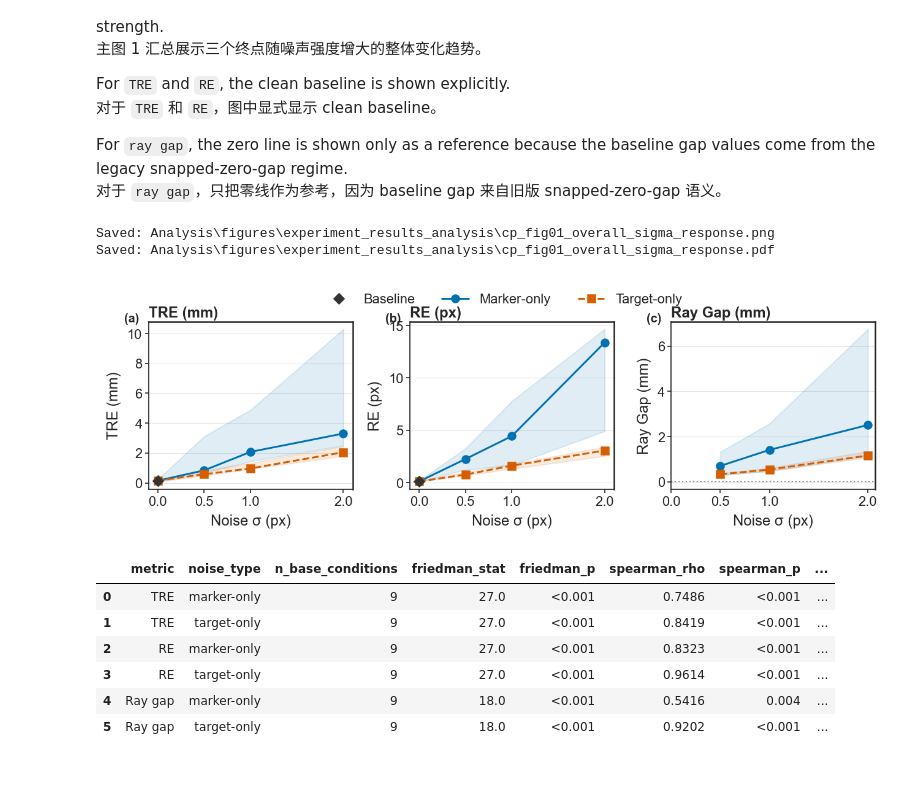
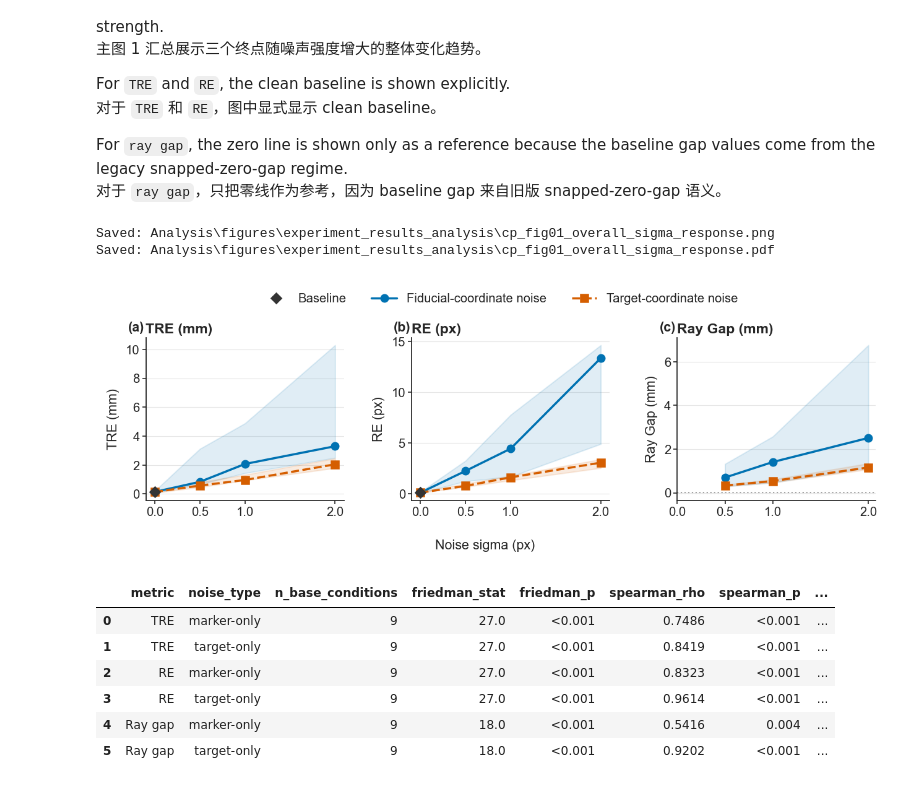
Before and after one commit to CodingHHW/Biplane, a Jupyter notebook: Analysis/experiment_results_analysis.ipynb, the cells around one changed output. Drawn from its saved outputs; the diff is of its cells as text; code cells hidden in the pictures.

Commit message:
Update TMI manuscript figures
Refresh experiment-analysis figures with TMI-oriented typography and layout. Regenerate schematic figures and compiled Chinese and English manuscript PDFs.

```diff
--- a/Analysis/experiment_results_analysis.ipynb
+++ b/Analysis/experiment_results_analysis.ipynb
@@ -61,26 +61,26 @@ from scipy import stats
 warnings.filterwarnings("ignore")
 
 # TMI / IEEE-oriented style
+sns.set_theme(style="ticks", context="paper")
 mpl.rcParams.update({
     "figure.dpi": 180,
     "savefig.dpi": 600,
     "font.family": "Arial",
-    "font.size": 7.2,
-    "axes.titlesize": 8.0,
-    "axes.labelsize": 7.2,
+    "font.size": 8.6,
+    "axes.titlesize": 9.2,
+    "axes.labelsize": 8.6,
     "axes.linewidth": 0.7,
     "axes.spines.top": False,
     "axes.spines.right": False,
-    "xtick.labelsize": 6.6,
-    "ytick.labelsize": 6.6,
-    "legend.fontsize": 6.6,
-    "legend.title_fontsize": 6.6,
+    "xtick.labelsize": 8.1,
+    "ytick.labelsize": 8.1,
+    "legend.fontsize": 8.1,
+    "legend.title_fontsize": 8.1,
     "lines.linewidth": 1.4,
-    "lines.markersize": 4.2,
+    "lines.markersize": 4.6,
     "pdf.fonttype": 42,
     "ps.fonttype": 42,
 })
-sns.set_theme(style="ticks", context="paper")
 
 SIGMA_ORDER = [0.0, 0.5, 1.0, 2.0]
 NOISE_LINE_ORDER = ["marker-only", "target-only"]
@@ -89,8 +89,8 @@ DISTANCE_ORDER = ["Near", "Mid", "Far"]
 
 NOISE_LABELS = {
     "baseline": "Baseline",
-    "marker-only": "Marker-only",
-    "target-only": "Target-only",
+    "marker-only": "Fiducial-coordinate noise",
+    "target-only": "Target-coordinate noise",
 }
 NOISE_COLORS = {
     "baseline": "#333333",
@@ -170,7 +170,7 @@ def save_fig(fig, stem: str):
 
 
 def panel_tag(ax, tag: str):
-    ax.text(-0.12, 1.05, f"({tag})", transform=ax.transAxes, fontsize=8.0, fontweight="bold", va="top")
+    ax.text(-0.09, 1.10, f"({tag})", transform=ax.transAxes, fontsize=8.6, fontweight="bold", va="top")
 
 
 def polish_axis(ax, grid_axis="y"):
@@ -568,8 +760,8 @@ For `TRE` and `RE`, the clean baseline is shown explicitly.
 For `ray gap`, the zero line is shown only as a reference because the baseline gap values come from the legacy snapped-zero-gap regime.
 对于 `ray gap`，只把零线作为参考，因为 baseline gap 来自旧版 snapped-zero-gap 语义。
 # %%
-fig, axes = plt.subplots(1, 3, figsize=(TWO_COL, 2.45))
-fig.subplots_adjust(left=0.07, right=0.99, bottom=0.22, top=0.84, wspace=0.28)
+fig, axes = plt.subplots(1, 3, figsize=(TWO_COL, 2.65))
+fig.subplots_adjust(left=0.075, right=0.99, bottom=0.25, top=0.80, wspace=0.34)
 
 overall_lookup = {
     "tre": overall_tre_plot,
@@ -599,37 +791,38 @@ for ax, key, tag in zip(axes, ["tre", "re", "gap"], panel_letters):
             yerr=[[baseline_sub["center"] - baseline_sub["q1"]], [baseline_sub["q3"] - baseline_sub["center"]]],
             fmt=NOISE_MARKERS["baseline"], color=NOISE_COLORS["baseline"], capsize=2.2,
             linewidth=1.0, label=NOISE_LABELS["baseline"],
         )
         for noise in NOISE_LINE_ORDER:
             sub = summary[summary["noise_type"].eq(noise)].sort_values("noise_sigma_px")
             ax.fill_between(sub["noise_sigma_px"], sub["q1"], sub["q3"], color=NOISE_COLORS[noise], alpha=0.12)
             ax.plot(
                 sub["noise_sigma_px"], sub["center"],
                 color=NOISE_COLORS[noise], marker=NOISE_MARKERS[noise],
                 linestyle=NOISE_LINESTYLES[noise], label=NOISE_LABELS[noise],
             )
 
     panel_tag(ax, tag)
     ax.set_title(info["label"], loc="left", pad=3, fontweight="bold")
-    ax.set_xlabel("Noise σ (px)")
+    ax.set_xlabel("")
     ax.set_ylabel(info["label"])
     ax.set_xticks(SIGMA_ORDER)
     polish_axis(ax)
     if ax.get_legend() is not None:
         ax.get_legend().remove()
 
 legend_handles = [
     Line2D([0], [0], color=NOISE_COLORS["baseline"], marker=NOISE_MARKERS["baseline"], linestyle="None", label="Baseline"),
-    Line2D([0], [0], color=NOISE_COLORS["marker-only"], marker=NOISE_MARKERS["marker-only"], linestyle=NOISE_LINESTYLES["marker-only"], label="Marker-only"),
-    Line2D([0], [0], color=NOISE_COLORS["target-only"], marker=NOISE_MARKERS["target-only"], linestyle=NOISE_LINESTYLES["target-only"], label="Target-only"),
+    Line2D([0], [0], color=NOISE_COLORS["marker-only"], marker=NOISE_MARKERS["marker-only"], linestyle=NOISE_LINESTYLES["marker-only"], label=NOISE_LABELS["marker-only"]),
+    Line2D([0], [0], color=NOISE_COLORS["target-only"], marker=NOISE_MARKERS["target-only"], linestyle=NOISE_LINESTYLES["target-only"], label=NOISE_LABELS["target-only"]),
 ]
+fig.supxlabel("Noise sigma (px)", y=0.075, fontsize=8.6)
 fig.legend(handles=legend_handles, loc="upper center", ncol=3, frameon=False, bbox_to_anchor=(0.52, 0.99))
 save_fig(fig, "cp_fig01_overall_sigma_response")
 plt.show()
 # %% [output]
 Saved: Analysis\figures\experiment_results_analysis\cp_fig01_overall_sigma_response.png
 Saved: Analysis\figures\experiment_results_analysis\cp_fig01_overall_sigma_response.pdf
-[figure, old version]
+[figure, new version]
 # %%
 sigma_tests_display = sigma_tests.copy()
 sigma_tests_display["friedman_stat"] = sigma_tests_display["friedman_stat"].round(4)
```
Also changed, not shown: parts of 7 cells of this notebook, 16 other files.
